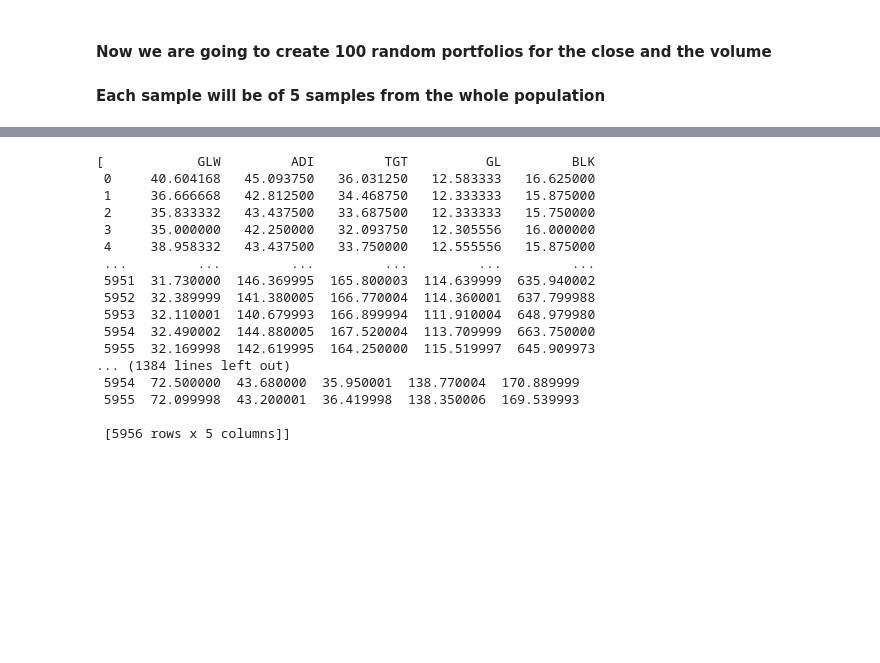
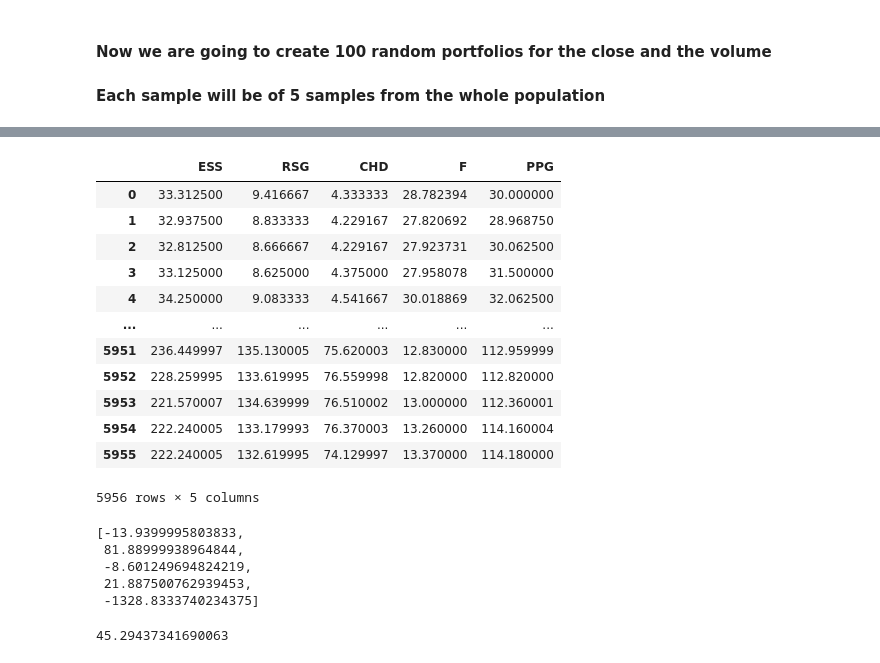
Before and after one commit to Jesus-Almansa/Final_Project_DA, a Jupyter notebook: project.ipynb, the cells around one changed output, grey strips where cells are left out. Saved outputs shown, nothing was run; the diff lists cells and outputs as text; code cells hidden in the pictures; blank space fills up the shorter version.

```diff
--- a/project.ipynb
+++ b/project.ipynb
@@ -228,24 +195,4 @@ def random_portfolios(data):
         list_of_portfolios.append(data[portofolio_aleatorio])
     return list_of_portfolios
 # %%
-list_of_portfolios = random_portfolios(close)
+list_of_portfolios_close = random_portfolios(close)
-# %%
-list_of_portfolios
-# %% [output]
-[            GLW         ADI         TGT          GL         BLK
- 0     40.604168   45.093750   36.031250   12.583333   16.625000
- 1     36.666668   42.812500   34.468750   12.333333   15.875000
- 2     35.833332   43.437500   33.687500   12.333333   15.750000
- 3     35.000000   42.250000   32.093750   12.305556   16.000000
- 4     38.958332   43.437500   33.750000   12.555556   15.875000
- ...         ...         ...         ...         ...         ...
- 5951  31.730000  146.369995  165.800003  114.639999  635.940002
- 5952  32.389999  141.380005  166.770004  114.360001  637.799988
- 5953  32.110001  140.679993  166.899994  111.910004  648.979980
- 5954  32.490002  144.880005  167.520004  113.709999  663.750000
- 5955  32.169998  142.619995  164.250000  115.519997  645.909973
-... (1384 lines left out)
- 5954  72.500000  43.680000  35.950001  138.770004  170.889999
- 5955  72.099998  43.200001  36.419998  138.350006  169.539993
-
- [5956 rows x 5 columns]]
@@ -251,0 +201,36 @@ list_of_portfolios
+# %%
+list_of_portfolios_close[0]
+# %% [output]
+|  | ESS | RSG | CHD | F | PPG |
+| 0 | 33.312500 | 9.416667 | 4.333333 | 28.782394 | 30.000000 |
+| 1 | 32.937500 | 8.833333 | 4.229167 | 27.820692 | 28.968750 |
+| 2 | 32.812500 | 8.666667 | 4.229167 | 27.923731 | 30.062500 |
+| 3 | 33.125000 | 8.625000 | 4.375000 | 27.958078 | 31.500000 |
+| 4 | 34.250000 | 9.083333 | 4.541667 | 30.018869 | 32.062500 |
+| ... | ... | ... | ... | ... | ... |
+| 5951 | 236.449997 | 135.130005 | 75.620003 | 12.830000 | 112.959999 |
+| 5952 | 228.259995 | 133.619995 | 76.559998 | 12.820000 | 112.820000 |
+| 5953 | 221.570007 | 134.639999 | 76.510002 | 13.000000 | 112.360001 |
+| 5954 | 222.240005 | 133.179993 | 76.370003 | 13.260000 | 114.160004 |
+| 5955 | 222.240005 | 132.619995 | 74.129997 | 13.370000 | 114.180000 |
+5956 rows × 5 columns
+# %%
+best_portfolio = [0]
+for x in range(100):
+    stock_performance = []
+    for i in list_of_portfolios_close[x]:
+        stock_performance.append(list_of_portfolios_close[x][i][-1:].values[0] - list_of_portfolios_close[x][i][0:].values[0])
+
+    if np.mean(best_portfolio) >= np.mean(stock_performance):
+        best_portfolio = stock_performance
+best_portfolio
+# %% [output]
+[-13.9399995803833,
+ 81.88999938964844,
+ -8.601249694824219,
+ 21.887500762939453,
+ -1328.8333740234375]
+# %%
+np.mean(stock_performance)
+# %% [output]
+45.29437341690063
```
Also changed, not shown: parts of 29 cells of this notebook.
